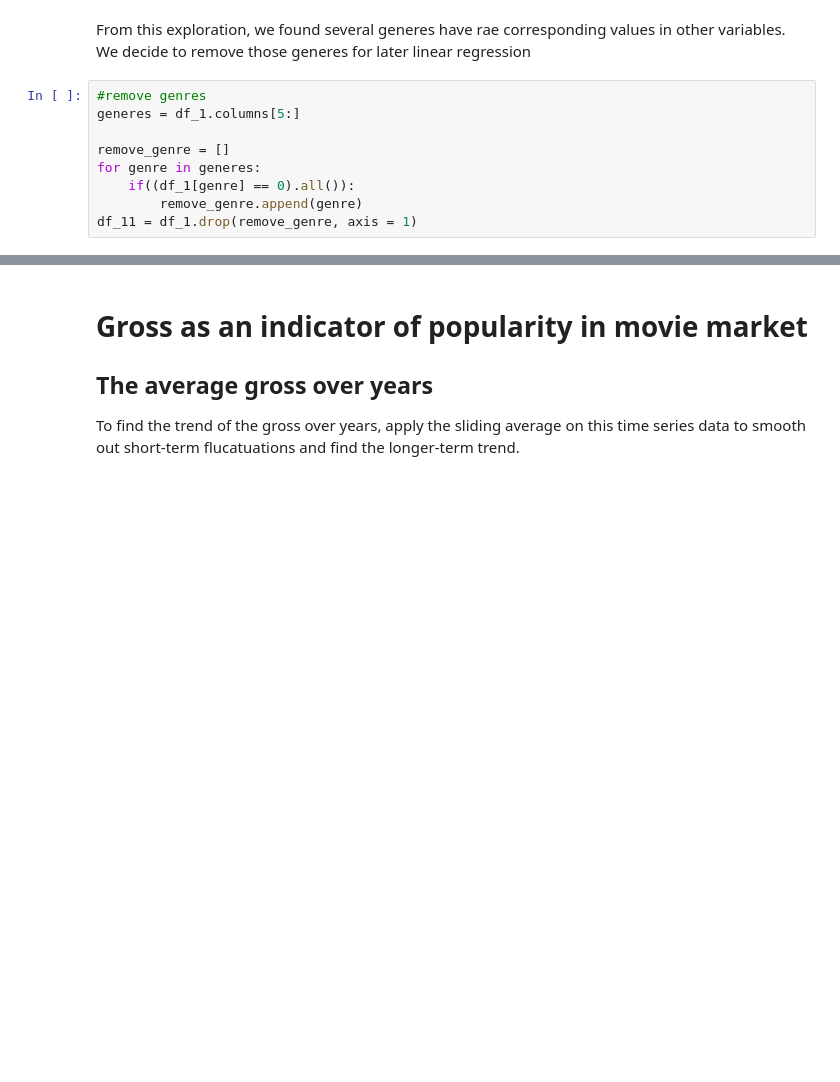
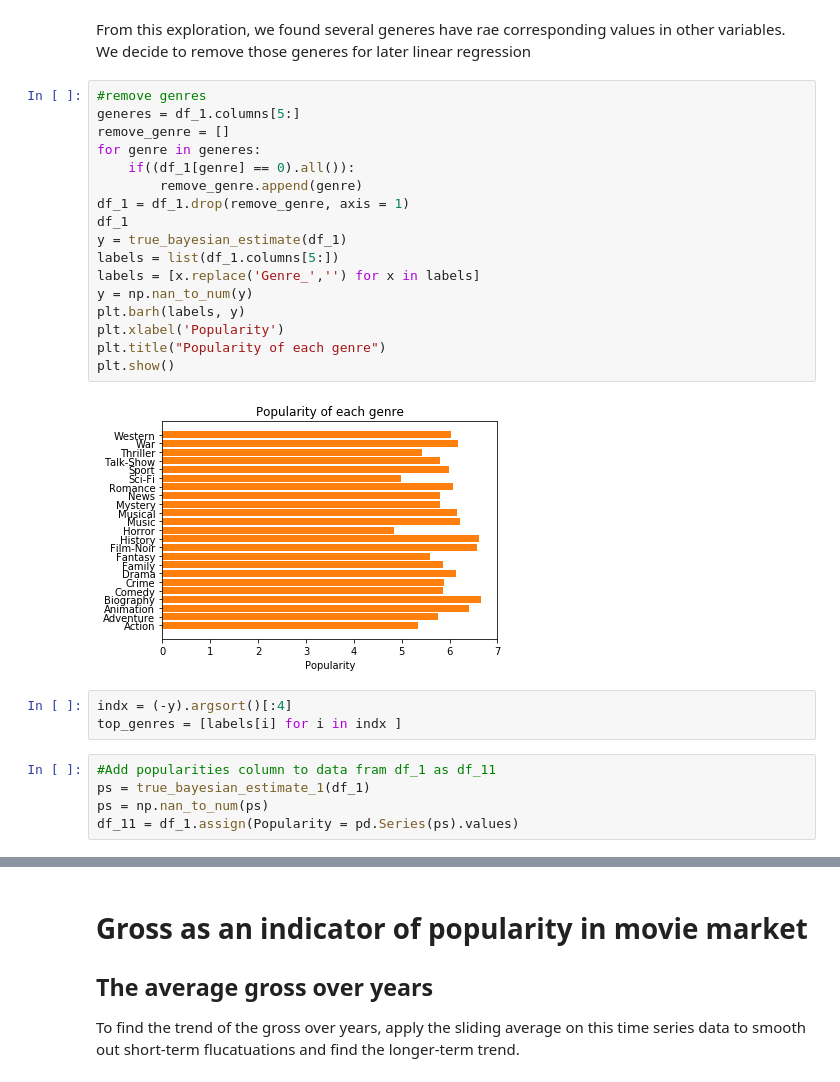
Before and after one commit to euyniy/Practical-Data-Science-Project, a Jupyter notebook: load_data.ipynb, the cells around one changed output, grey strips where cells are left out. Cells and saved outputs as stored; diff of their text form; blank space fills up the shorter version.

```diff
--- a/load_data.ipynb
+++ b/load_data.ipynb
@@ -101,9 +105,27 @@ From this exploration, we found several generes have rae corresponding values in
 # %%
 #remove genres
 generes = df_1.columns[5:]
-
 remove_genre = []
 for genre in generes:
     if((df_1[genre] == 0).all()):
         remove_genre.append(genre)
-df_11 = df_1.drop(remove_genre, axis = 1)
+df_1 = df_1.drop(remove_genre, axis = 1)
+df_1
+y = true_bayesian_estimate(df_1)
+labels = list(df_1.columns[5:])
+labels = [x.replace('Genre_','') for x in labels]
+y = np.nan_to_num(y)
+plt.barh(labels, y)
+plt.xlabel('Popularity')
+plt.title("Popularity of each genre")
+plt.show()
+# %% [output]
+[figure, added]
+# %%
+indx = (-y).argsort()[:4]
+top_genres = [labels[i] for i in indx ]
+# %%
+#Add popularities column to data fram df_1 as df_11
+ps = true_bayesian_estimate_1(df_1)
+ps = np.nan_to_num(ps)
+df_11 = df_1.assign(Popularity = pd.Series(ps).values)
```
Also changed, not shown: parts of 14 cells of this notebook.
